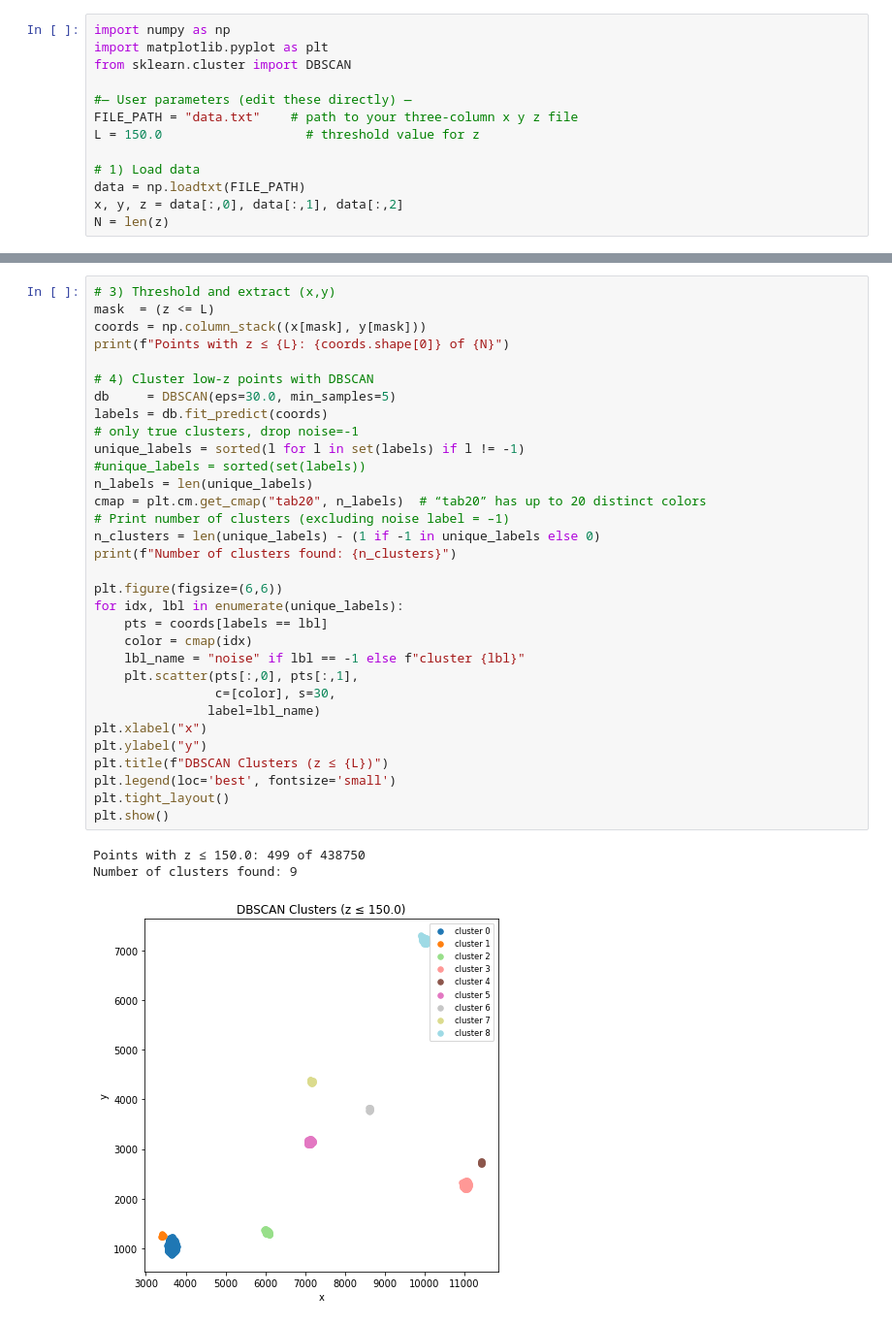
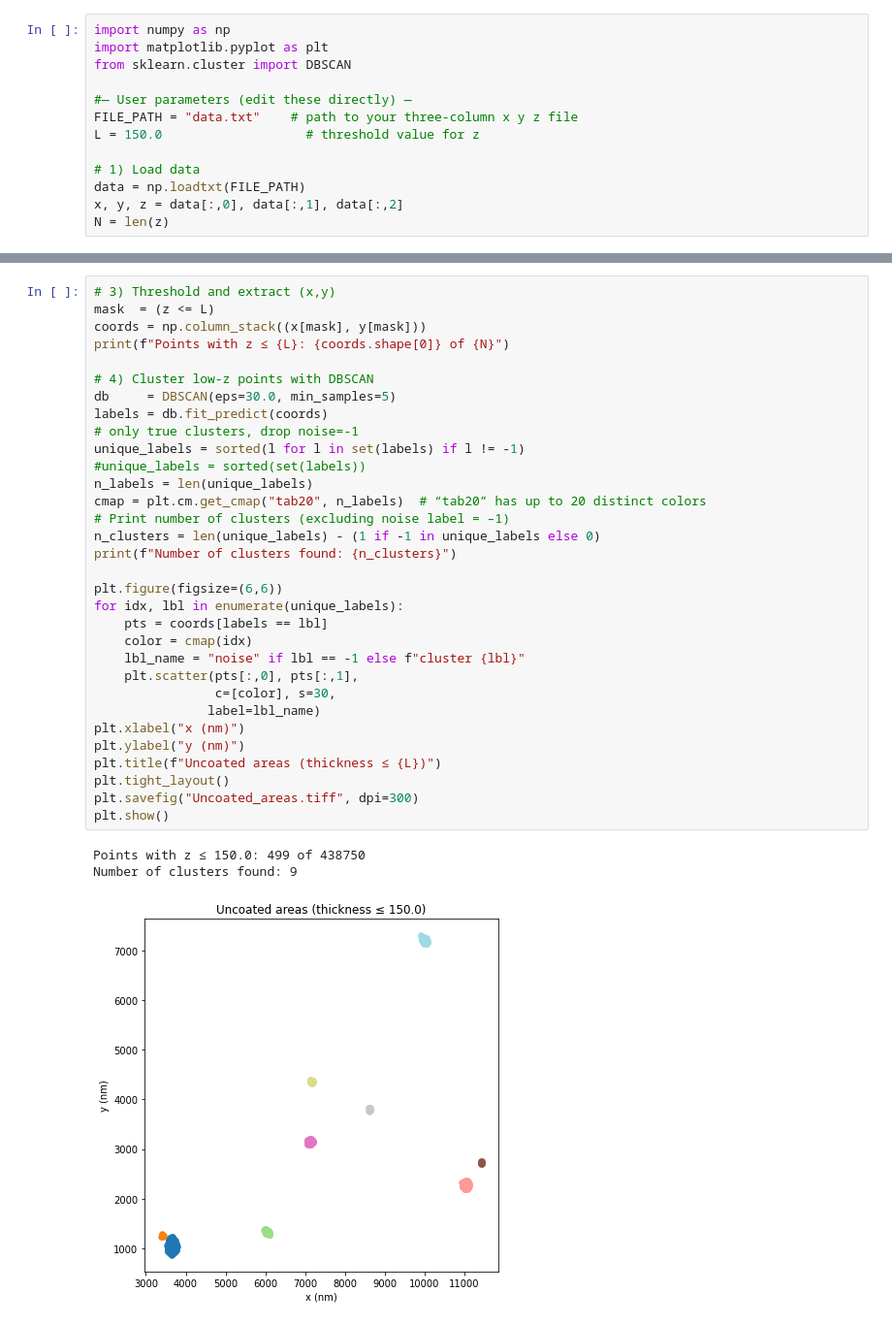
Before and after one commit to mauribo2/Coatings, a Jupyter notebook: coating.ipynb, the cells around one changed output, grey strips where cells are left out. Shown at 97% size. Saved outputs shown, nothing was run; the diff lists cells and outputs as text.

```diff
--- a/coating.ipynb
+++ b/coating.ipynb
@@ -57,38 +59,38 @@ plt.show()
 # 3) Threshold and extract (x,y)
 mask  = (z <= L)
 coords = np.column_stack((x[mask], y[mask]))
 print(f"Points with z ≤ {L}: {coords.shape[0]} of {N}")
 
 # 4) Cluster low-z points with DBSCAN
 db     = DBSCAN(eps=30.0, min_samples=5)
 labels = db.fit_predict(coords)
 # only true clusters, drop noise=-1
 unique_labels = sorted(l for l in set(labels) if l != -1)
 #unique_labels = sorted(set(labels))
 n_labels = len(unique_labels)
 cmap = plt.cm.get_cmap("tab20", n_labels)  # “tab20” has up to 20 distinct colors
 # Print number of clusters (excluding noise label = –1)
 n_clusters = len(unique_labels) - (1 if -1 in unique_labels else 0)
 print(f"Number of clusters found: {n_clusters}")
 
 plt.figure(figsize=(6,6))
 for idx, lbl in enumerate(unique_labels):
     pts = coords[labels == lbl]
     color = cmap(idx)
     lbl_name = "noise" if lbl == -1 else f"cluster {lbl}"
     plt.scatter(pts[:,0], pts[:,1],
                 c=[color], s=30,
                label=lbl_name)
-plt.xlabel("x")
-plt.ylabel("y")
-plt.title(f"DBSCAN Clusters (z ≤ {L})")
-plt.legend(loc='best', fontsize='small')
+plt.xlabel("x (nm)")
+plt.ylabel("y (nm)")
+plt.title(f"Uncoated areas (thickness ≤ {L})")
 plt.tight_layout()
+plt.savefig("Uncoated_areas.tiff", dpi=300)
 plt.show()
 # %% [output]
 Points with z ≤ 150.0: 499 of 438750
 Number of clusters found: 9
-[figure, old version]
+[figure, new version]
 # %%
 # 5) Compute area factor A and cluster fractions
 A = (np.max(x)-np.min(x)) * (np.max(y)-np.min(y))
```
Also changed, not shown: parts of 3 cells of this notebook.
